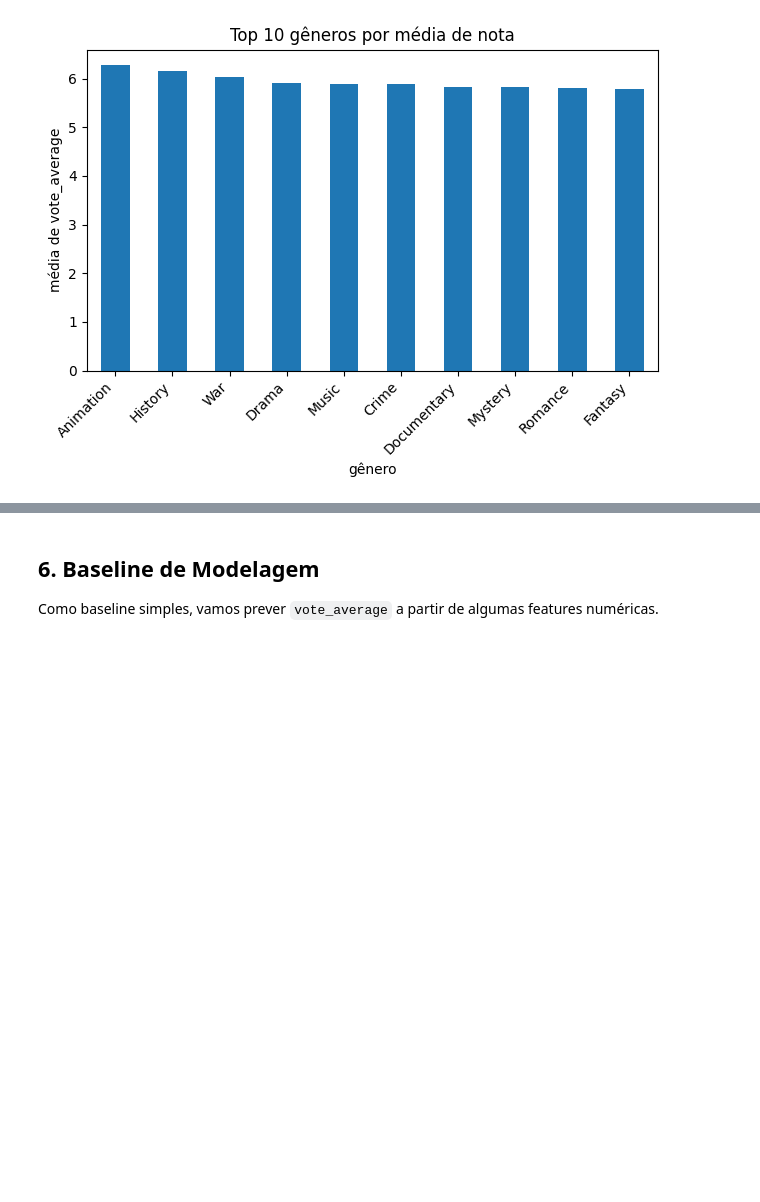
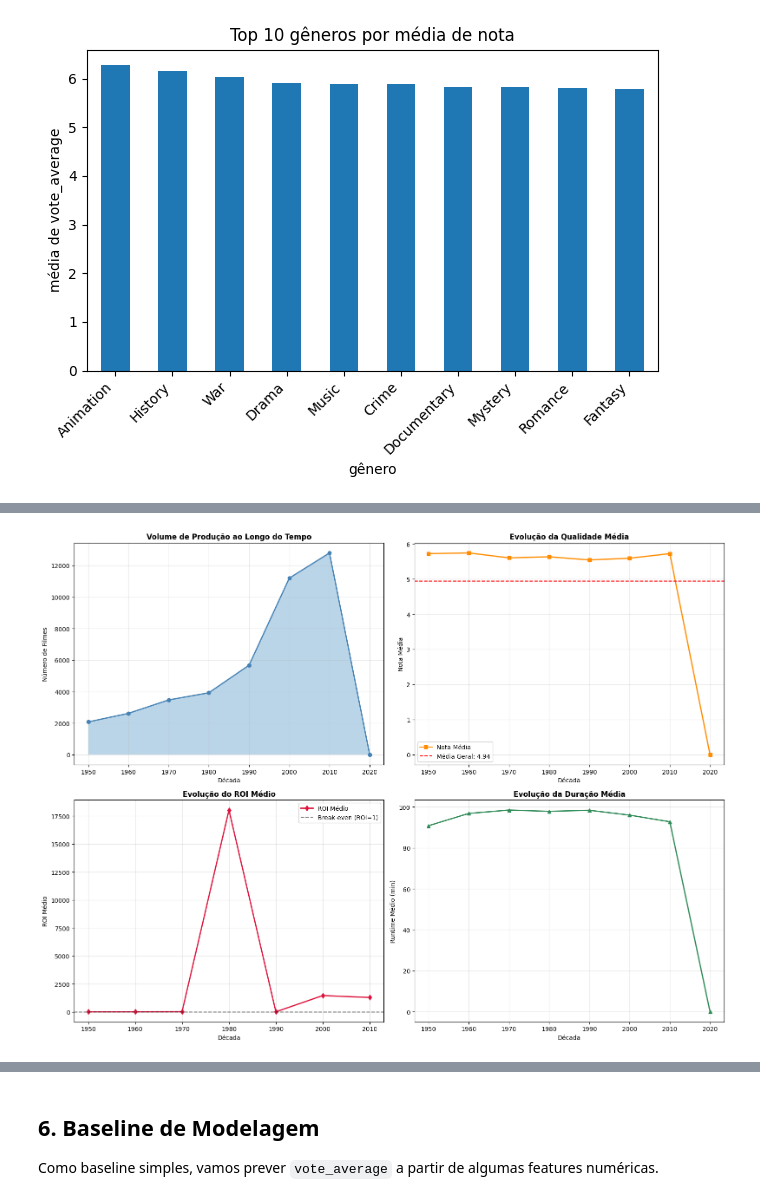
Before and after one commit to joaopedrosduarte/bigdata-atv2, a Jupyter notebook: src/Projeto_BigData_Movies_Pipeline.ipynb, the cells around one changed output, grey strips where cells are left out. Drawn from its saved outputs; the diff is of its cells as text; code cells hidden in the pictures; blank space fills up the shorter version.

```diff
--- a/src/Projeto_BigData_Movies_Pipeline.ipynb
+++ b/src/Projeto_BigData_Movies_Pipeline.ipynb
@@ -439,0 +555,86 @@ else:
+# %%
+if gold_path.exists():
+    dfg = pd.read_parquet(gold_path)
+
+    # Criar faixas de décadas
+    df_temporal = dfg[dfg["release_year"].notna()].copy()
+    df_temporal["decade"] = (df_temporal["release_year"] // 10 * 10).astype(int)
+
+    # Filtrar décadas com volume significativo (>= 1950)
+    df_temporal = df_temporal[df_temporal["decade"] >= 1950]
+
+    # Agregações por década
+    temporal_stats = df_temporal.groupby("decade").agg({
+        "title_clean": "count",
+        "vote_average": "mean",
+        "budget": "mean",
+        "revenue": "mean",
+        "roi": "mean",
+        "runtime": "mean"
+    }).round(2)
+
+    temporal_stats.columns = ["Quantidade", "Nota Média", "Orçamento Médio",
+                               "Receita Média", "ROI Médio", "Duração Média"]
+
+    print("="*80)
+    print("ANÁLISE TEMPORAL: EVOLUÇÃO POR DÉCADA")
+    print("="*80)
+    print(temporal_stats)
+    print("\n")
+
+    # Visualizações temporais
+    fig, axes = plt.subplots(2, 2, figsize=(16, 12))
+
+    # Gráfico 1: Volume de Produção
+    temporal_stats["Quantidade"].plot(kind="line", marker="o", ax=axes[0,0], color="steelblue", linewidth=2)
+    axes[0,0].set_title("Volume de Produção ao Longo do Tempo", fontweight="bold", fontsize=12)
+    axes[0,0].set_xlabel("Década")
+    axes[0,0].set_ylabel("Número de Filmes")
+    axes[0,0].grid(True, alpha=0.3)
+    axes[0,0].fill_between(temporal_stats.index, temporal_stats["Quantidade"], alpha=0.3)
+
+    # Gráfico 2: Evolução da Qualidade
+    temporal_stats["Nota Média"].plot(kind="line", marker="s", ax=axes[0,1], color="darkorange", linewidth=2)
+    axes[0,1].set_title("Evolução da Qualidade Média", fontweight="bold", fontsize=12)
+    axes[0,1].set_xlabel("Década")
+    axes[0,1].set_ylabel("Nota Média")
+    axes[0,1].grid(True, alpha=0.3)
+    mean_val = temporal_stats["Nota Média"].mean()
+    axes[0,1].axhline(y=mean_val, color="red", linestyle="--",
+                      label=f"Média Geral: {mean_val:.2f}")
+    axes[0,1].legend()
+
+    # Gráfico 3: ROI ao Longo do Tempo
+    temporal_stats["ROI Médio"].plot(kind="line", marker="d", ax=axes[1,0], color="crimson", linewidth=2)
+    axes[1,0].set_title("Evolução do ROI Médio", fontweight="bold", fontsize=12)
+    axes[1,0].set_xlabel("Década")
+    axes[1,0].set_ylabel("ROI Médio")
+    axes[1,0].grid(True, alpha=0.3)
+    axes[1,0].axhline(y=1, color="black", linestyle="--", alpha=0.5, label="Break-even (ROI=1)")
+    axes[1,0].legend()
+
+    # Gráfico 4: Duração Média
+    temporal_stats["Duração Média"].plot(kind="line", marker="^", ax=axes[1,1], color="seagreen", linewidth=2)
+    axes[1,1].set_title("Evolução da Duração Média", fontweight="bold", fontsize=12)
+    axes[1,1].set_xlabel("Década")
+    axes[1,1].set_ylabel("Runtime Médio (min)")
+    axes[1,1].grid(True, alpha=0.3)
+
+    plt.tight_layout()
+    plt.show()
+
+    # Insights temporais
+    print("="*80)
+    print("INSIGHTS: EVOLUÇÃO TEMPORAL DA INDÚSTRIA")
+    print("="*80)
+
+    best_quality_decade = temporal_stats["Nota Média"].idxmax()
+    most_productive_decade = temporal_stats["Quantidade"].idxmax()
+
+    print(f"\n✓ Década de Ouro (Qualidade): {best_quality_decade}s com nota média {temporal_stats.loc[best_quality_decade, 'Nota Média']:.2f}")
+    print(f"✓ Década de Maior Produção: {most_productive_decade}s com {int(temporal_stats.loc[most_productive_decade, 'Quantidade'])} filmes")
+    print("="*80 + "\n")
+
+else:
+    print("Gold não encontrado:", gold_path)
+# %% [output]
@@ -439,0 +658 @@ else:
+[figure, added]
```
Also changed, not shown: parts of 9 cells of this notebook.
